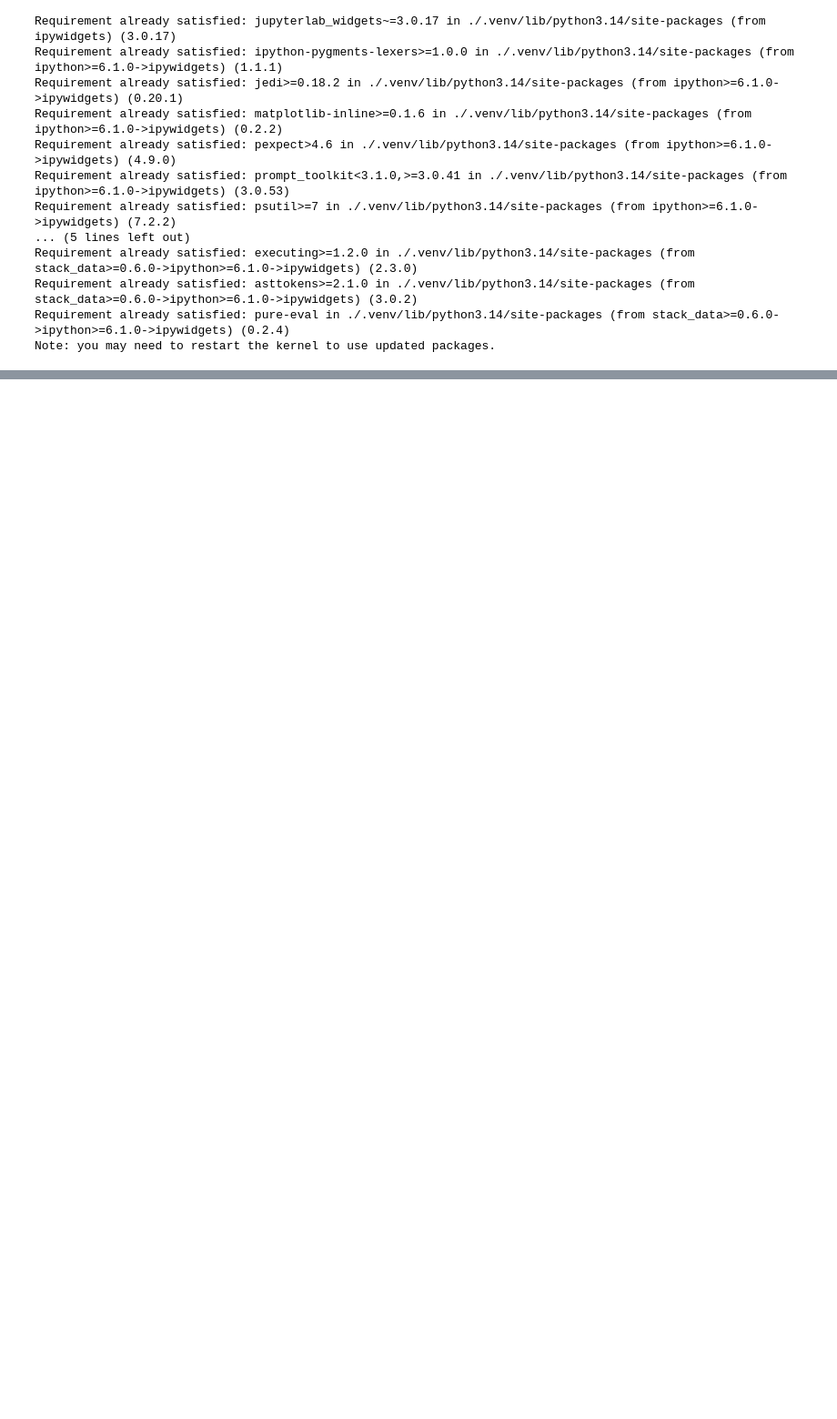
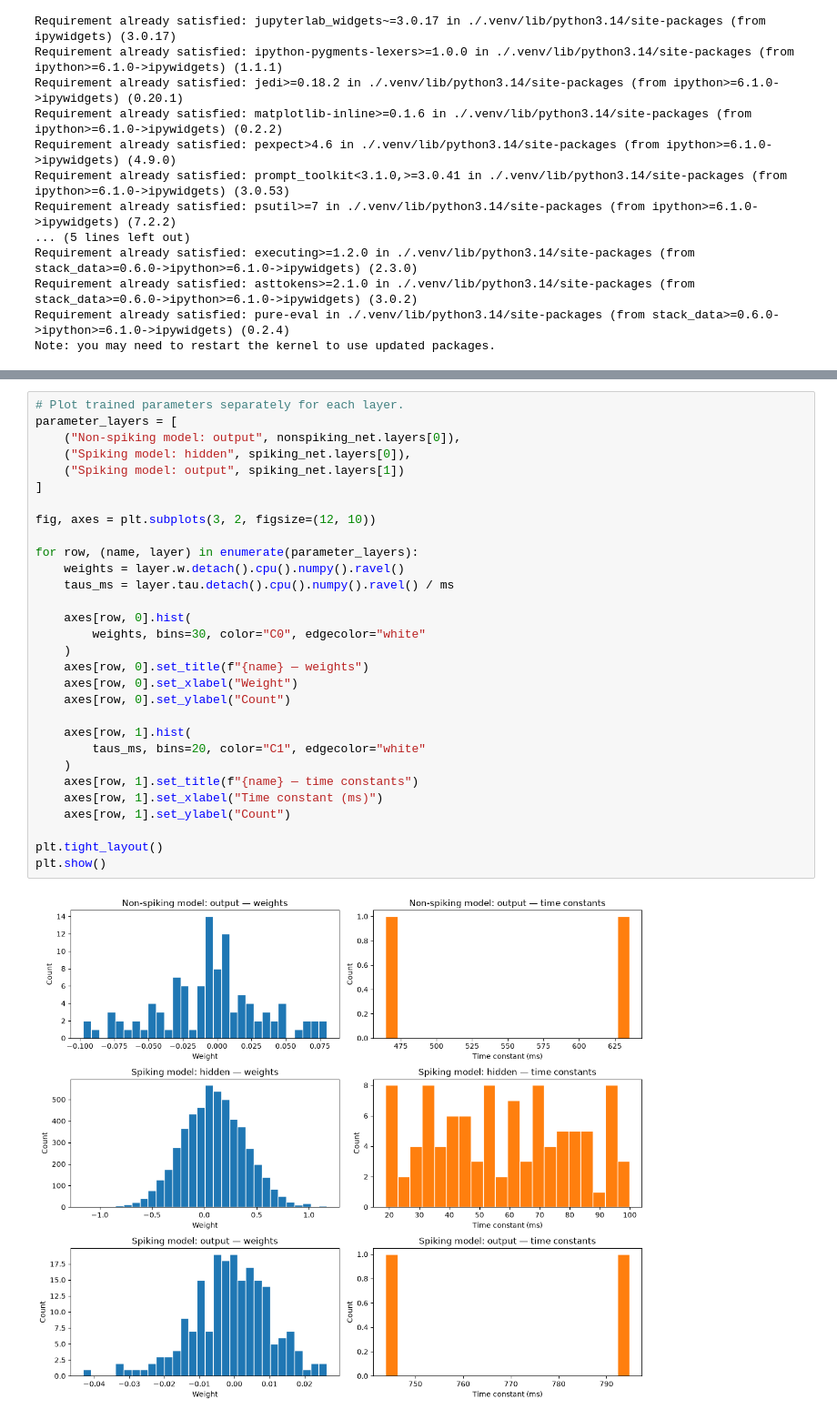
Before and after one commit to MAadinP/neuro4ml, a Jupyter notebook: cw_decoding.ipynb, the cells around one changed output, grey strips where cells are left out. Shown at 91% size. Drawn from its saved outputs; the diff is of its cells as text; blank space fills up the shorter version.

```diff
--- a/cw_decoding.ipynb
+++ b/cw_decoding.ipynb
@@ -1103,3 +1360,35 @@ Mean MSE across the eight examples: 0.7326
 You might find it interesting to compare the distribution of time constants you find for the spiking hidden layer with the results in our paper [Perez et al. 2021](https://neural-reckoning.org/pub_heterogeneity.html). Note: this is not required for credit, only for your interest.
 
 Well done - you have made it to the end!
+# %%
+# Plot trained parameters separately for each layer.
+parameter_layers = [
+    ("Non-spiking model: output", nonspiking_net.layers[0]),
+    ("Spiking model: hidden", spiking_net.layers[0]),
+    ("Spiking model: output", spiking_net.layers[1])
+]
+
+fig, axes = plt.subplots(3, 2, figsize=(12, 10))
+
+for row, (name, layer) in enumerate(parameter_layers):
+    weights = layer.w.detach().cpu().numpy().ravel()
+    taus_ms = layer.tau.detach().cpu().numpy().ravel() / ms
+
+    axes[row, 0].hist(
+        weights, bins=30, color="C0", edgecolor="white"
+    )
+    axes[row, 0].set_title(f"{name} — weights")
+    axes[row, 0].set_xlabel("Weight")
+    axes[row, 0].set_ylabel("Count")
+
+    axes[row, 1].hist(
+        taus_ms, bins=20, color="C1", edgecolor="white"
+    )
+    axes[row, 1].set_title(f"{name} — time constants")
+    axes[row, 1].set_xlabel("Time constant (ms)")
+    axes[row, 1].set_ylabel("Count")
+
+plt.tight_layout()
+plt.show()
+# %% [output]
+[figure, added]
```
Also changed, not shown: parts of 8 cells of this notebook.
